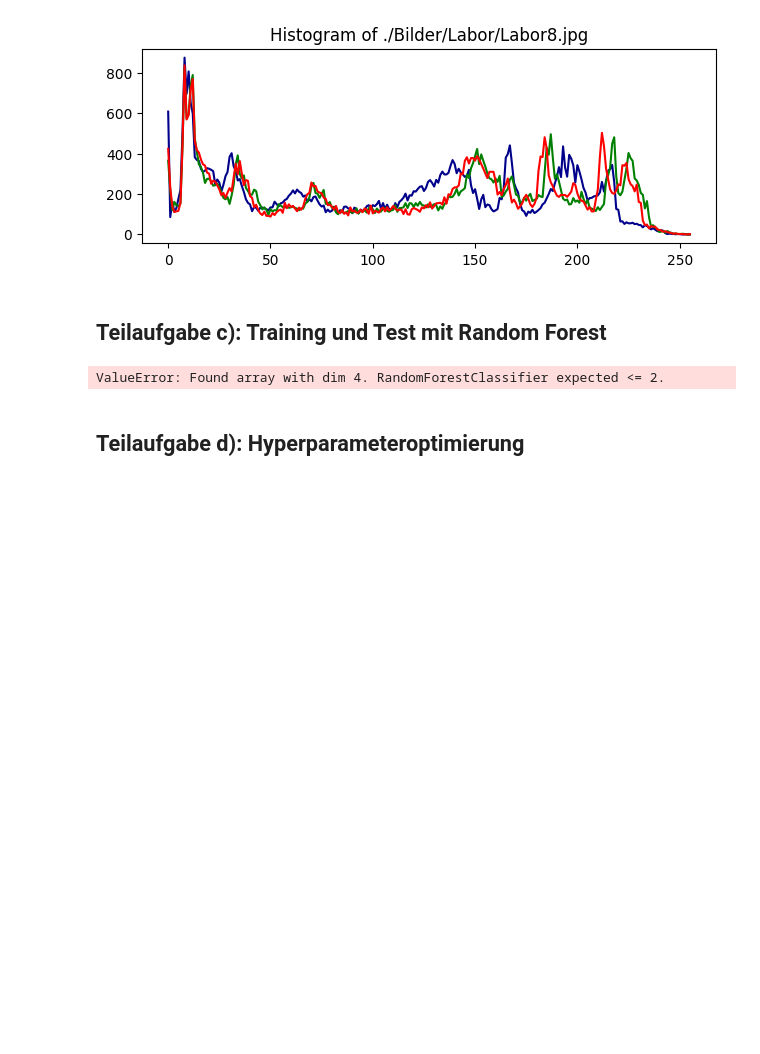
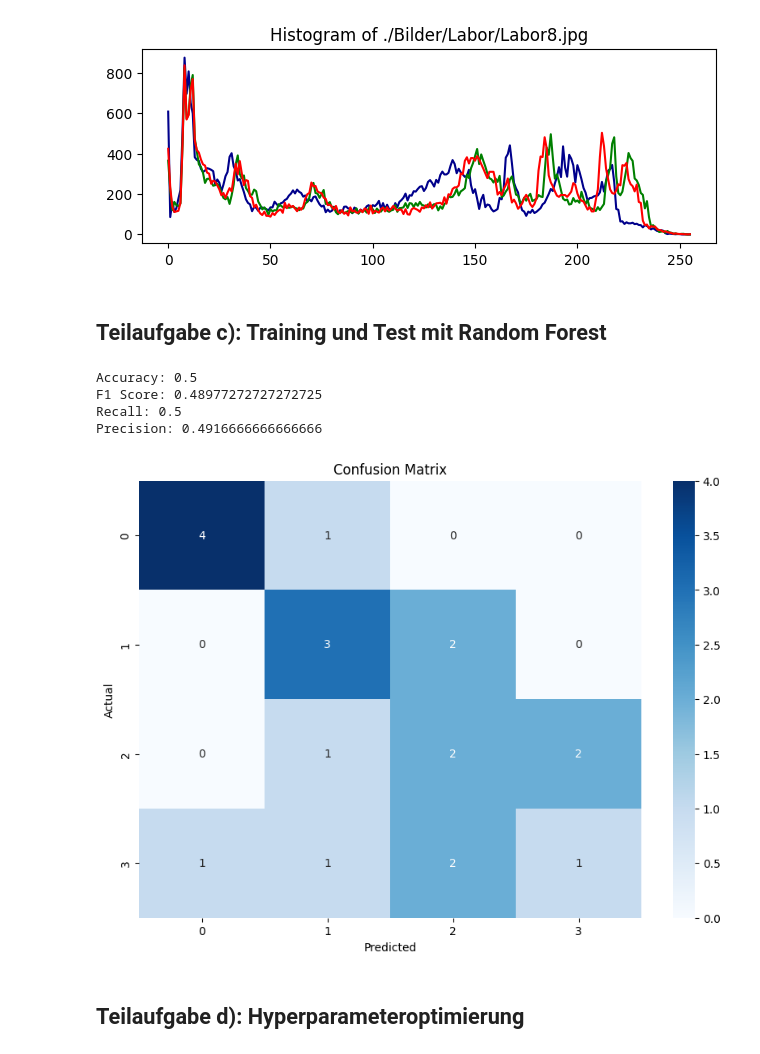
Before and after one commit to luciekle/KI-PA-08, a Jupyter notebook: aufgabe2.ipynb, the cells around one changed output. Drawn from its saved outputs; the diff is of its cells as text; code cells hidden in the pictures; blank space fills up the shorter version.

```diff
--- a/aufgabe2.ipynb
+++ b/aufgabe2.ipynb
@@ -109,6 +109,7 @@ def train_features():
     train_labels = []
     for path in training_path_list:
         img = cv2.imread(path)
+        img = img.flatten()
         train_images.append(img)
         filename = os.path.basename(path)
         label = extract_label_from_filename(filename)
@@ -120,40 +121,45 @@ def test_features():
     test_labels = []
     for path in test_path_list:
         img = cv2.imread(path)
+        img = img.flatten()
         test_images.append(img)
         filename = os.path.basename(path)
         label = extract_label_from_filename(filename)
         test_labels.append(label)
     return np.array(test_images), np.array(test_labels)
 
-x_train, y_train = train_features()
-x_test, y_test = test_features()
+X_train, y_train = train_features()
+X_test, y_test = test_features()
 
 clf = RandomForestClassifier(n_estimators=100, random_state=42)
-clf.fit(x_train, y_train)
+clf.fit(X_train, y_train)
 
-y_pred = clf.predict(x_test)
+y_pred = clf.predict(X_test)
 # Metriken berechnen
 accuracy = accuracy_score(y_test, y_pred)
 f1 = f1_score(y_test, y_pred, average='weighted')
 recall = recall_score(y_test, y_pred, average='weighted')
 precision = precision_score(y_test, y_pred, average='weighted')
 
 print(f'Accuracy: {accuracy}')
 print(f'F1 Score: {f1}')
 print(f'Recall: {recall}')
 print(f'Precision: {precision}')
 
 # Confusion Matrix darstellen
 conf_mat = confusion_matrix(y_test, y_pred)
 plt.figure(figsize=(10, 7))
 sns.heatmap(conf_mat, annot=True, fmt='d', cmap='Blues')
 plt.ylabel('Actual')
 plt.xlabel('Predicted')
 plt.title('Confusion Matrix')
 plt.show()
 # %% [output]
-ValueError: Found array with dim 4. RandomForestClassifier expected <= 2.
+Accuracy: 0.5
+F1 Score: 0.48977272727272725
+Recall: 0.5
+Precision: 0.4916666666666666
+[figure, added]
 # %% [markdown]
 ## Teilaufgabe d): Hyperparameteroptimierung
 # %% [markdown]
```
